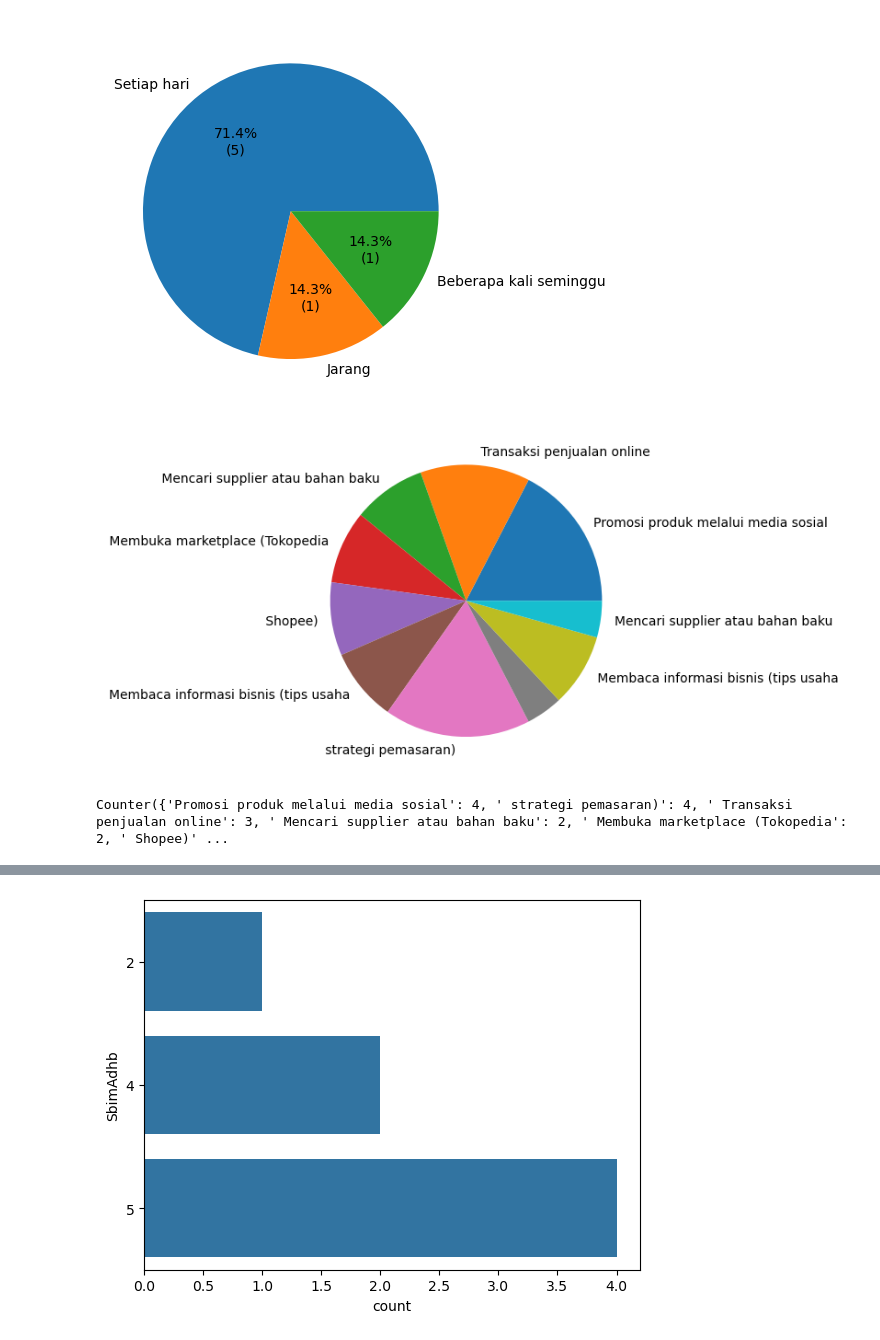
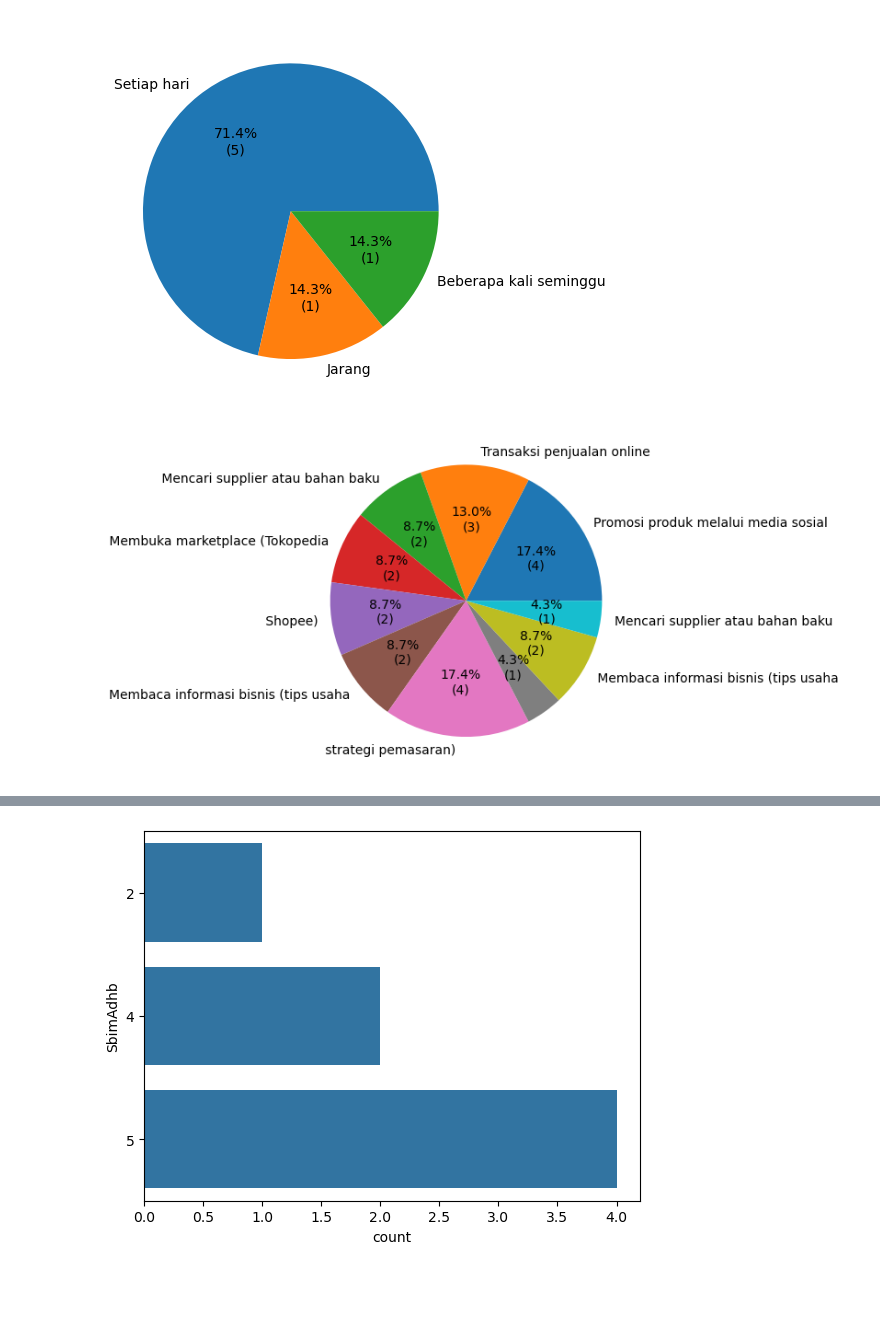
Before and after one commit to taudataanalytics/bakti2024, a Jupyter notebook: Bakti-2024.ipynb, the cells around one changed output, grey strips where cells are left out. Saved outputs shown, nothing was run; the diff lists cells and outputs as text; code cells hidden in the pictures; blank space fills up the shorter version.

```diff
--- a/Bakti-2024.ipynb
+++ b/Bakti-2024.ipynb
@@ -244,17 +244,15 @@ plt.show()
 # %%
 # Untuk tujuan apa Anda menggunakan internet dalam kegiatan UMKM? (Pilih semua yang sesuai)': 'UtaAmidkUsys', ==> Hanya BAKTI
 ss = dfE2.UtaAmidkUsys
 S = []
 for s in ss:
     S.extend(s.replace("e.g., ", "").split(","))
 s = Counter(S)
-plt.pie(s.values(), labels=s.keys())
+s = pd.Series(s)
+p = plt.pie(s, labels = s.index, autopct=autopct_format(s))
 plt.show()
-print(s)
-dSum = sum(s.values())
 # %% [output]
-[figure, old version]
+[figure, new version]
-Counter({'Promosi produk melalui media sosial': 4, ' strategi pemasaran)': 4, ' Transaksi penjualan online': 3, ' Mencari supplier atau bahan baku': 2, ' Membuka marketplace (Tokopedia': 2, ' Shopee)' ...
 # %%
 # Untuk tujuan apa Anda menggunakan internet dalam kegiatan UMKM? (Pilih semua yang sesuai)': 'UtaAmidkUsys', ==> Hanya BAKTI
 ss = dfE3.UtaAmidkUsys
```
Also changed, not shown: parts of 13 cells of this notebook.
